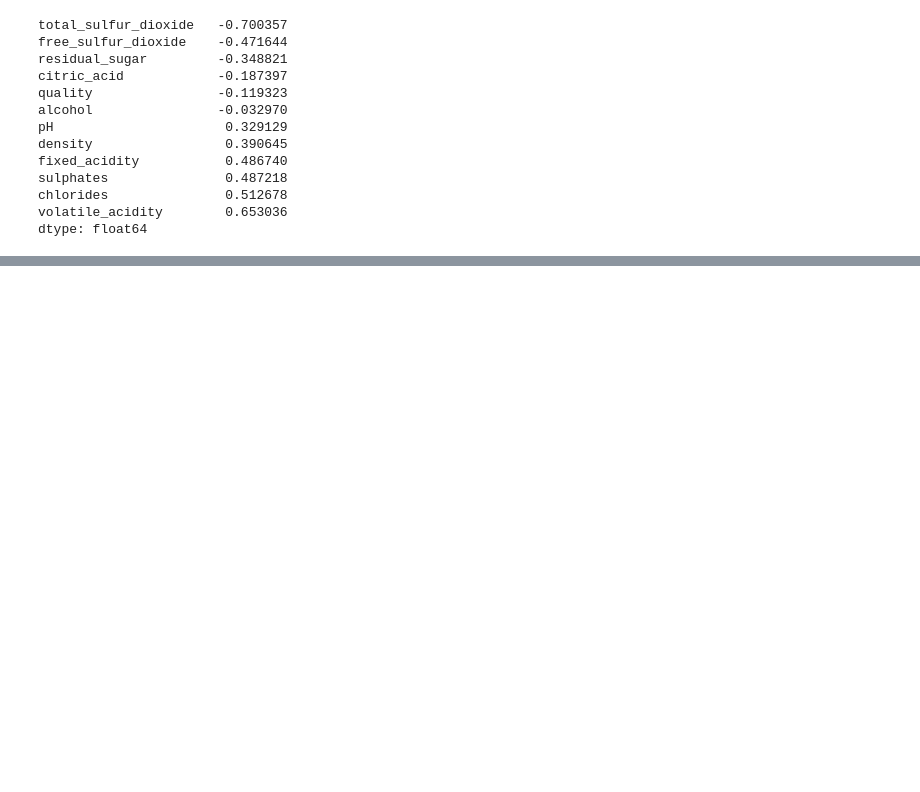
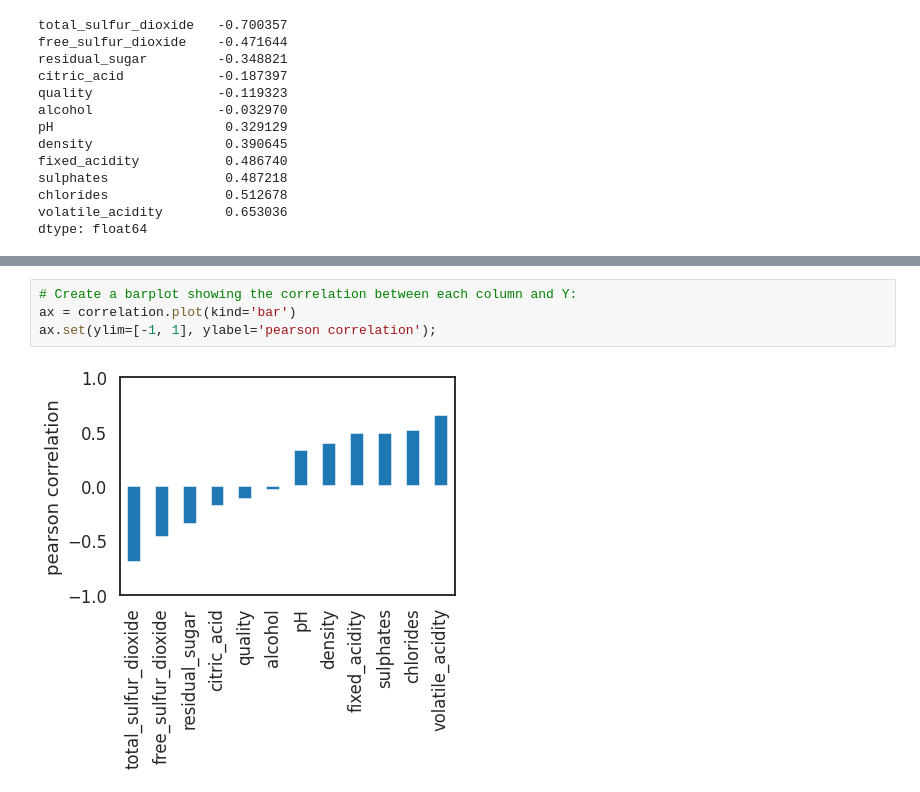
Before and after one commit to mohmaed7777/Support-Vector-Machine-with-sklearn, a Jupyter notebook: SVM_for_Wine_Quality_.ipynb, the cells around one changed output, grey strips where cells are left out. Cells and saved outputs as stored; diff of their text form; blank space fills up the shorter version.

```diff
--- a/SVM_for_Wine_Quality_.ipynb
+++ b/SVM_for_Wine_Quality_.ipynb
@@ -68,0 +78,6 @@ dtype: float64
+# %%
+# Create a barplot showing the correlation between each column and Y:
+ax = correlation.plot(kind='bar')
+ax.set(ylim=[-1, 1], ylabel='pearson correlation');
+# %% [output]
+[figure, added]
```
Also changed, not shown: parts of 3 cells of this notebook.
